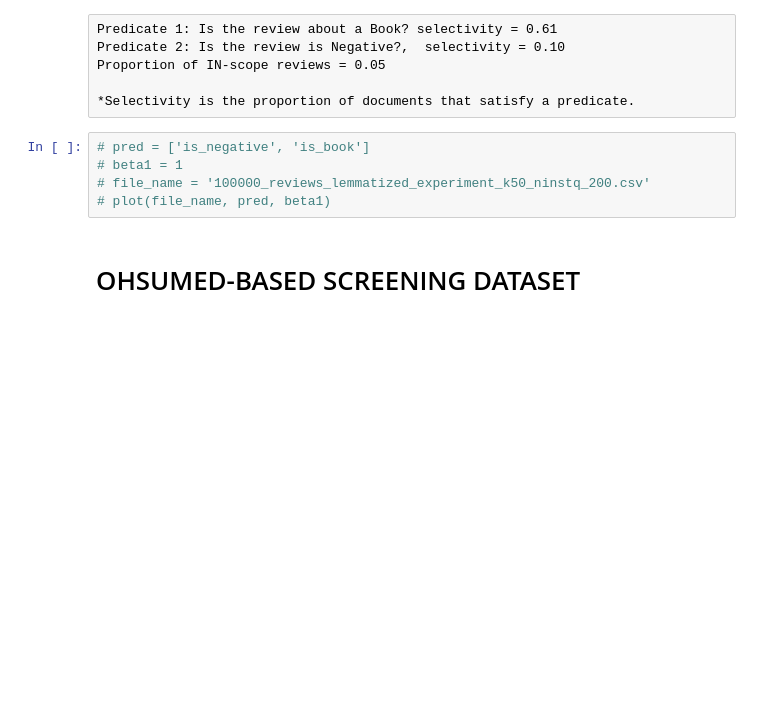
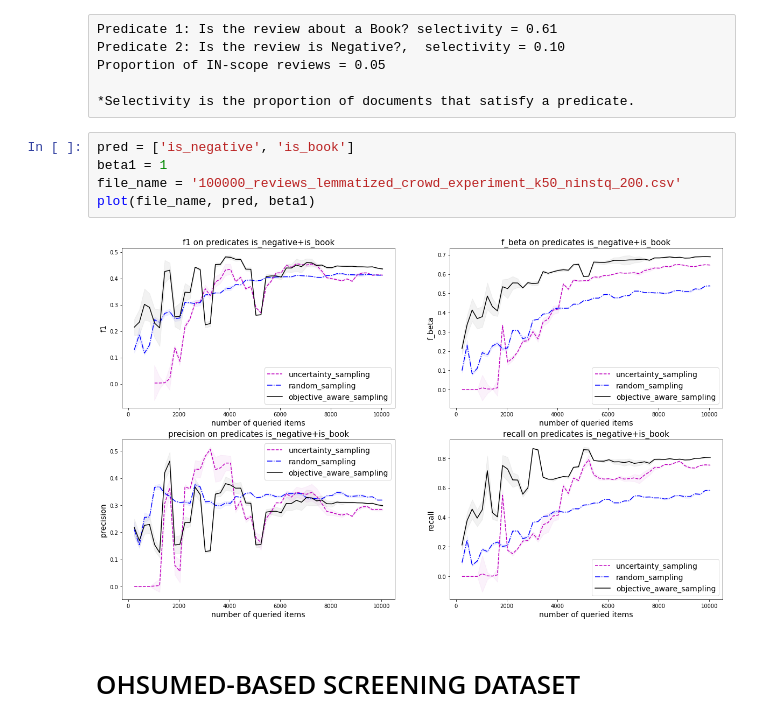
Before and after one commit to Evgeneus/Active-Hybrid-Classificatoin, a Jupyter notebook: machine_and_crowd_annotate/notebooks/machines_and_crowd.ipynb, the cells around one changed output. Saved outputs shown, nothing was run; the diff lists cells and outputs as text; blank space fills up the shorter version.

```diff
--- a/machine_and_crowd_annotate/notebooks/machines_and_crowd.ipynb
+++ b/machine_and_crowd_annotate/notebooks/machines_and_crowd.ipynb
@@ -48,10 +48,12 @@ Proportion of IN-scope reviews = 0.05
 
 *Selectivity is the proportion of documents that satisfy a predicate.
 # %%
-# pred = ['is_negative', 'is_book']
-# beta1 = 1
-# file_name = '100000_reviews_lemmatized_experiment_k50_ninstq_200.csv'
-# plot(file_name, pred, beta1)
+pred = ['is_negative', 'is_book']
+beta1 = 1
+file_name = '100000_reviews_lemmatized_crowd_experiment_k50_ninstq_200.csv'
+plot(file_name, pred, beta1)
+# %% [output]
+[figure, added]
 # %% [markdown]
 # OHSUMED-BASED SCREENING DATASET
 # %% [markdown]
```
